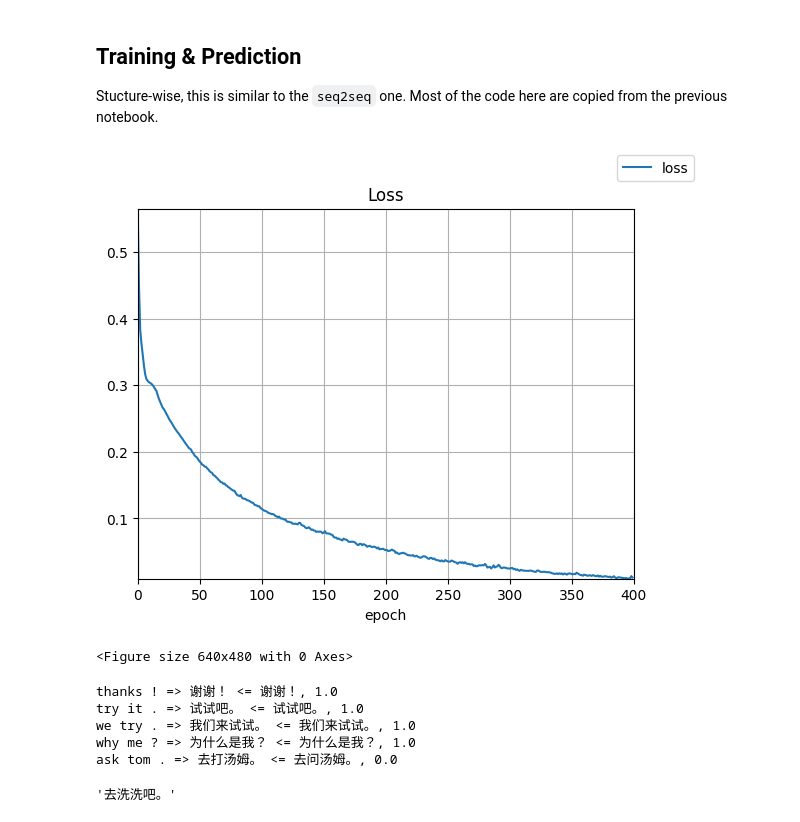
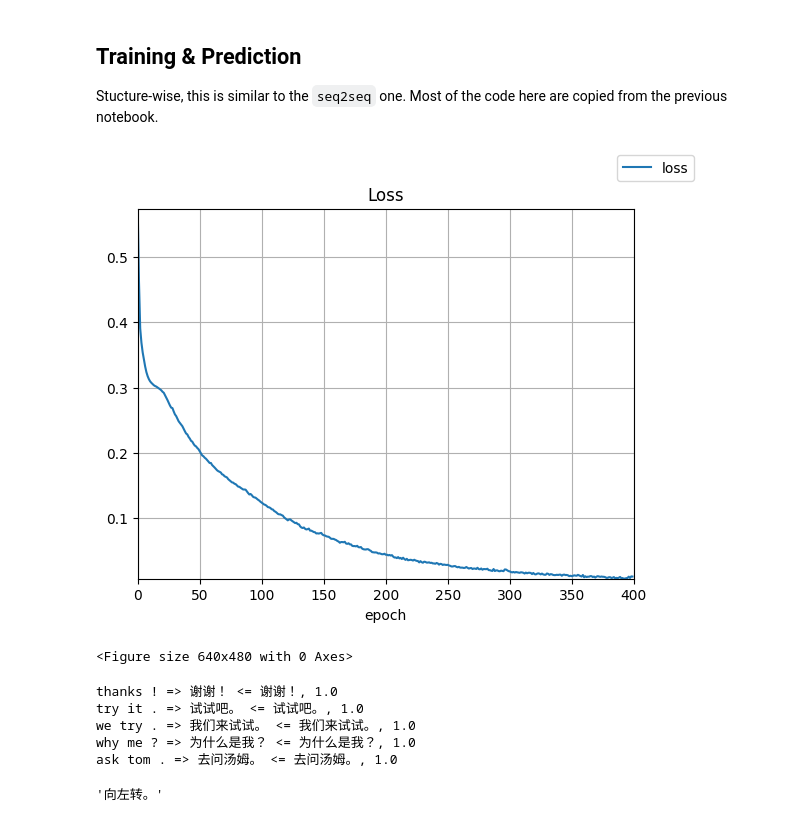
Before and after one commit to mos9527/naml, a Jupyter notebook: notebooks/Chapter10/4_bahdanau.ipynb, the cells around one changed output. Saved outputs shown, nothing was run; the diff lists cells and outputs as text; code cells hidden in the pictures.

```diff
--- a/notebooks/Chapter10/4_bahdanau.ipynb
+++ b/notebooks/Chapter10/4_bahdanau.ipynb
@@ -33,26 +33,26 @@ Stucture-wise, this is similar to the `seq2seq` one. Most of the code here are c
 # %%
 from naml.modules.sequence import train_seq2seq, EncoderDecoder, AdditiveAttention, DotProductAttention
 from naml.text import Vocabulary
 
 embed_size, num_hiddens, num_layers, dropout = 32, 32, 2, 0.1
 batch_size, num_steps = 64, 10
 lr, num_epochs = 0.005, 400
 
 from naml.text import flatten
 from naml.dataset import Datasets
 from naml.dataset.nmt import load_nmt
 datasets = Datasets("~/naml-data")
 src_words, target_words = load_nmt(datasets, 'cmn', 'eng', max_examples=500)
 
 src_vocab, tgt_vocab = Vocabulary(flatten(src_words)), Vocabulary(flatten(target_words))
 encoder = Seq2SeqEncoder(len(src_vocab), embed_size, num_hiddens, num_layers, dropout)
-decoder = Seq2SeqAttentionDecoder(len(tgt_vocab), embed_size, num_hiddens, num_layers, dropout, AdditiveAttention)
+decoder = Seq2SeqAttentionDecoder(len(tgt_vocab), embed_size, num_hiddens, num_layers, dropout, DotProductAttention)
 # DotProductAttention   26s, loss=0.0031
 # AdditiveAttention     44, loss=0.0114
 net = EncoderDecoder(encoder, decoder)
 train_seq2seq(net, lr, num_epochs, src_vocab, tgt_vocab, src_words, target_words, batch_size, num_steps)
 # %% [output]
-[figure, old version]
+[figure, new version]
 <Figure size 640x480 with 0 Axes>
 # %%
 from naml.dataset.nmt import nmt_tokenizer
@@ -75,5 +75,5 @@ thanks ! => 谢谢！ <= 谢谢！, 1.0
 try it . => 试试吧。 <= 试试吧。, 1.0
 we try . => 我们来试试。 <= 我们来试试。, 1.0
 why me ? => 为什么是我？ <= 为什么是我？, 1.0
-ask tom . => 去打汤姆。 <= 去问汤姆。, 0.0
+ask tom . => 去问汤姆。 <= 去问汤姆。, 1.0
-'去洗洗吧。'
+'向左转。'
```
Also changed, not shown: parts of 1 cell of this notebook, 2 other files.
